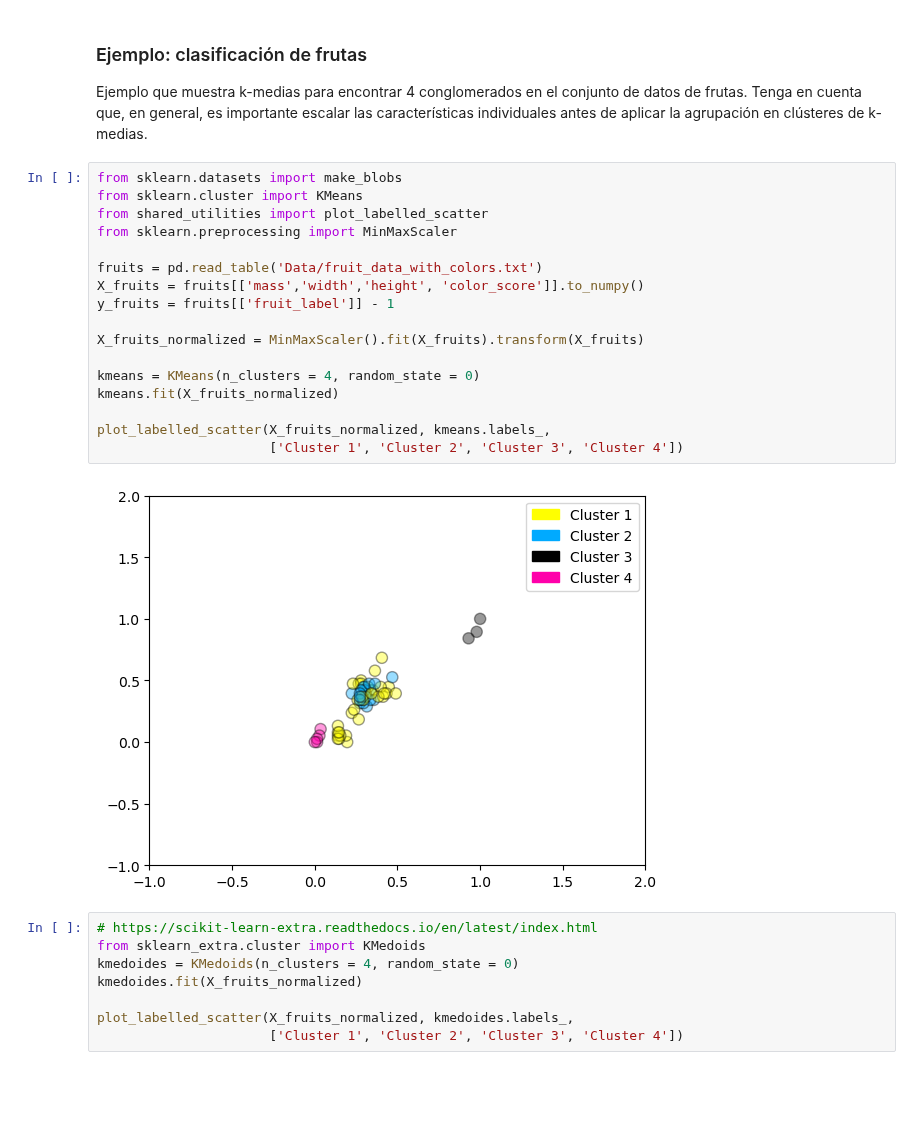
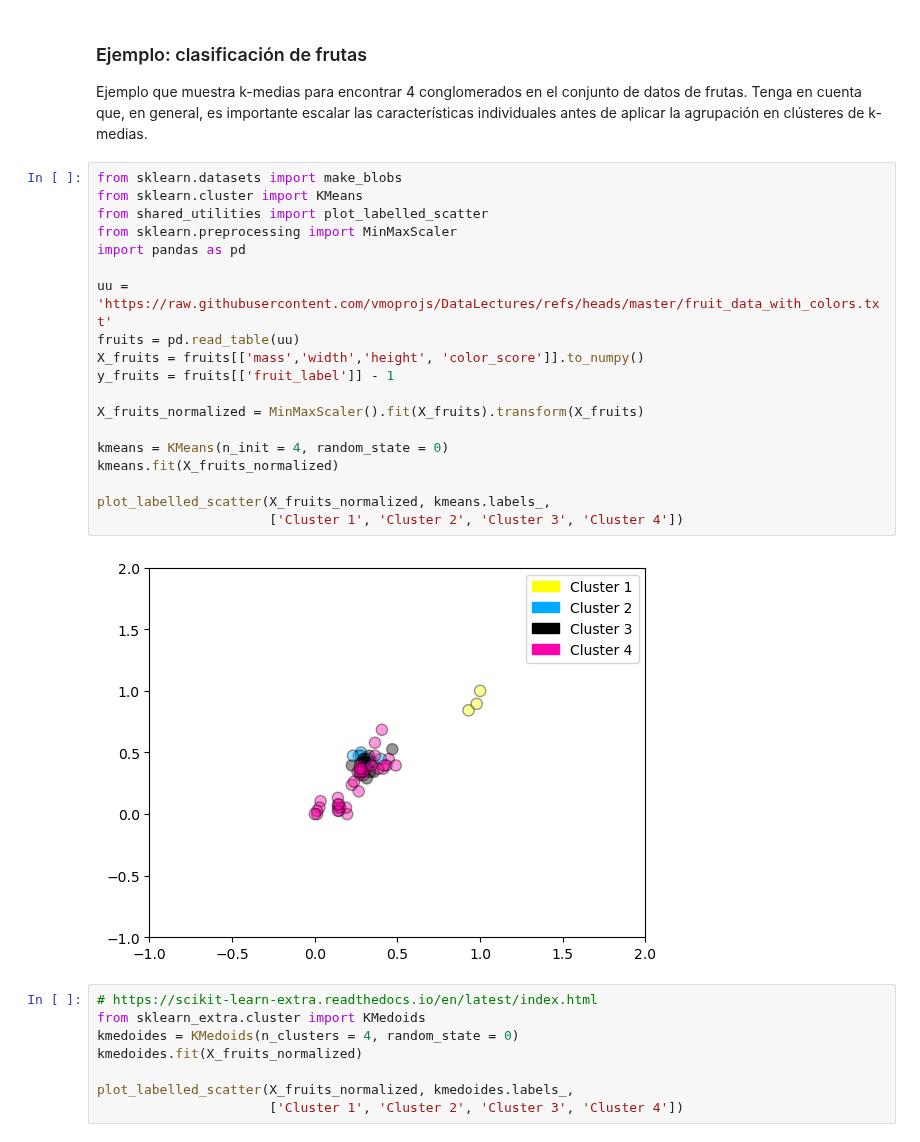
Before and after one commit to vmoprojs/MLPython, a Jupyter notebook: _build/jupyter_execute/NoSupervizado.ipynb, the cells around one changed output. Saved outputs shown, nothing was run; the diff lists cells and outputs as text; blank space fills up the shorter version.

```diff
--- a/_build/jupyter_execute/NoSupervizado.ipynb
+++ b/_build/jupyter_execute/NoSupervizado.ipynb
@@ -57,22 +71,24 @@ Ejemplo que muestra k-medias para encontrar 4 conglomerados en el conjunto de da
 # %%
 from sklearn.datasets import make_blobs
 from sklearn.cluster import KMeans
 from shared_utilities import plot_labelled_scatter
 from sklearn.preprocessing import MinMaxScaler
+import pandas as pd
 
-fruits = pd.read_table('Data/fruit_data_with_colors.txt')
+uu = 'https://raw.githubusercontent.com/vmoprojs/DataLectures/refs/heads/master/fruit_data_with_colors.txt'
+fruits = pd.read_table(uu)
 X_fruits = fruits[['mass','width','height', 'color_score']].to_numpy()
 y_fruits = fruits[['fruit_label']] - 1
 
 X_fruits_normalized = MinMaxScaler().fit(X_fruits).transform(X_fruits)
 
-kmeans = KMeans(n_clusters = 4, random_state = 0)
+kmeans = KMeans(n_init = 4, random_state = 0)
 kmeans.fit(X_fruits_normalized)
 
 plot_labelled_scatter(X_fruits_normalized, kmeans.labels_,
                       ['Cluster 1', 'Cluster 2', 'Cluster 3', 'Cluster 4'])
 # %% [output]
-[figure, old version]
+[figure, new version]
 # %%
 # https://scikit-learn-extra.readthedocs.io/en/latest/index.html
 from sklearn_extra.cluster import KMedoids
```
Also changed, not shown: parts of 22 cells of this notebook, 45 other files.
